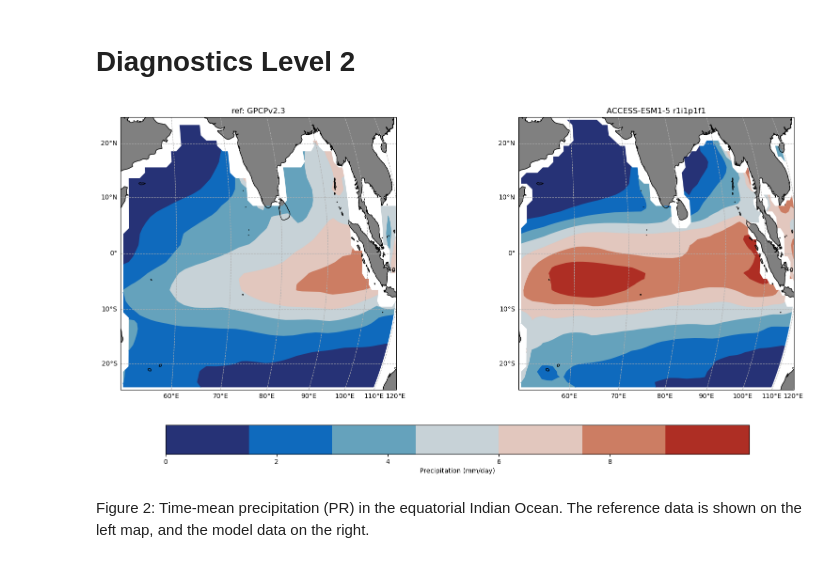
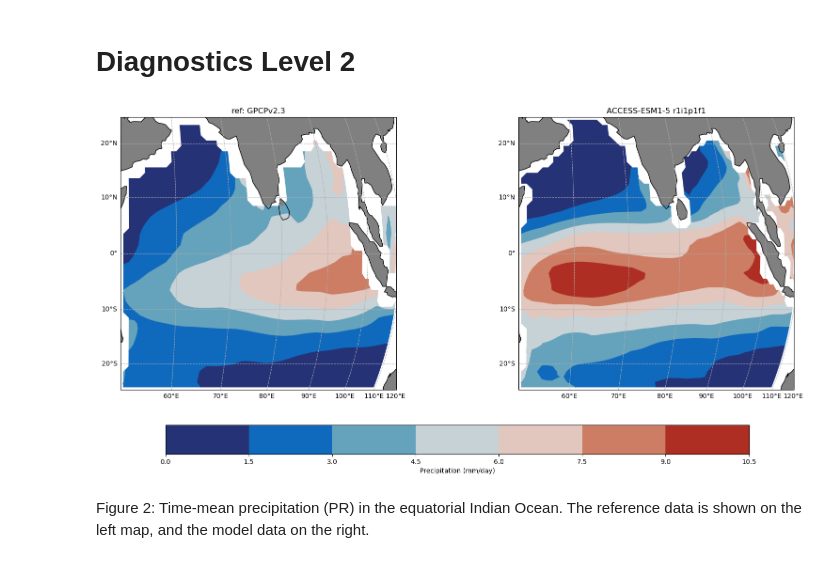
Before and after one commit to ACCESS-NRI/ACCESS-ENSO-recipes, a Jupyter notebook: IOD_recipes/eq_IO_PR_bias.ipynb, the cells around one changed output. Saved outputs shown, nothing was run; the diff lists cells and outputs as text; code cells hidden in the pictures.

```diff
--- a/IOD_recipes/eq_IO_PR_bias.ipynb
+++ b/IOD_recipes/eq_IO_PR_bias.ipynb
@@ -199,7 +202,7 @@ model_data = model_datasets_prep2["ACCESS-ESM1-5"]
 
 # Create a colormap from cmocean balance
 cmap = cmocean.cm.balance
-colors = cmap(np.linspace(0, 1, 14))
+# colors = cmap(np.linspace(0, 1, 14))
 
 # Create a large figure
 fig = plt.figure(figsize=(20, 10))  # Adjusted for full width
@@ -208,7 +211,7 @@ fig = plt.figure(figsize=(20, 10))  # Adjusted for full width
 proj = ccrs.Orthographic(central_longitude=50, central_latitude=0)
 
 # Define the normalization for the color scale with range of 0 to 12 mm
-norm = mcolors.Normalize(vmin=0, vmax=12)
+norm = mcolors.Normalize(vmin=0, vmax=12) #
 
 # Plot #1: contourf for obs data
 ax1 = plt.subplot(121, projection=proj)
@@ -216,34 +219,34 @@ cf1 = iplt.contourf(obs_data, cmap=cmap, norm=norm)
 ax1.add_feature(cfeature.LAND, facecolor='gray')  # Add land feature with gray color
 ax1.coastlines()
 ax1.set_extent([50, 110, -25, 25], crs=ccrs.PlateCarree())
 ax1.set_title("ref: GPCPv2.3")
 
 # Add gridlines for latitude and longitude
 gl1 = ax1.gridlines(draw_labels=True, linestyle='--')
 gl1.top_labels = False
 gl1.right_labels = False
 
 # Plot #2: contourf for model data
 ax2 = plt.subplot(122, projection=proj)
 cf2 = iplt.contourf(model_data, cmap=cmap, norm=norm)
 ax2.add_feature(cfeature.LAND, facecolor='gray')  # Add land feature with gray color
 ax2.coastlines()
 ax2.set_extent([50, 110, -25, 25], crs=ccrs.PlateCarree())
 ax2.set_title("ACCESS-ESM1-5 r1i1p1f1")
 
 # Add gridlines for latitude and longitude
 gl2 = ax2.gridlines(draw_labels=True, linestyle='--')
 gl2.top_labels = False
 gl2.right_labels = False
 
 # Add a single colorbar at the bottom
 cbar = fig.colorbar(cf2, ax=[ax1, ax2], orientation='horizontal', pad=0.15, shrink=0.8)
 cbar.set_label('Precipitation (mm/day)')
-cbar.set_ticks(np.arange(0, 10, 2))  # Set ticks at intervals of 2 mm
+# cbar.set_ticks(np.arange(0, 12, 2))  # Set ticks at intervals of 2 mm
 
 plt.subplots_adjust(bottom=0.3)  # Further adjust bottom margin to fit the colorbar
 plt.show()
 # %% [output]
-[figure, old version]
+[figure, new version]
 # %% [markdown]
 Figure 2: Time-mean precipitation (PR) in the equatorial Indian Ocean. The reference data is shown on the left map, and the model data on the right.
```
Also changed, not shown: parts of 1 cell of this notebook, 2 other files.
